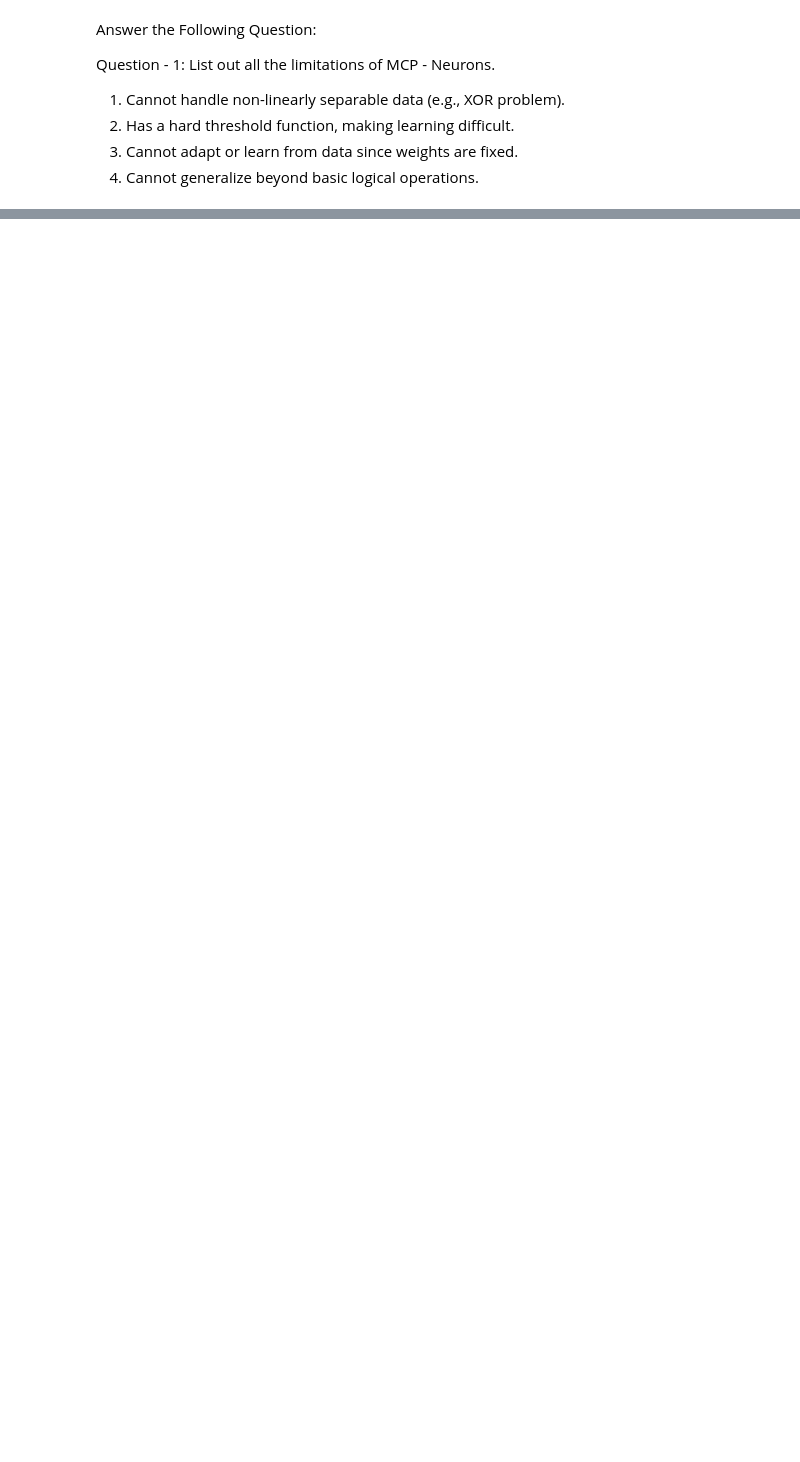
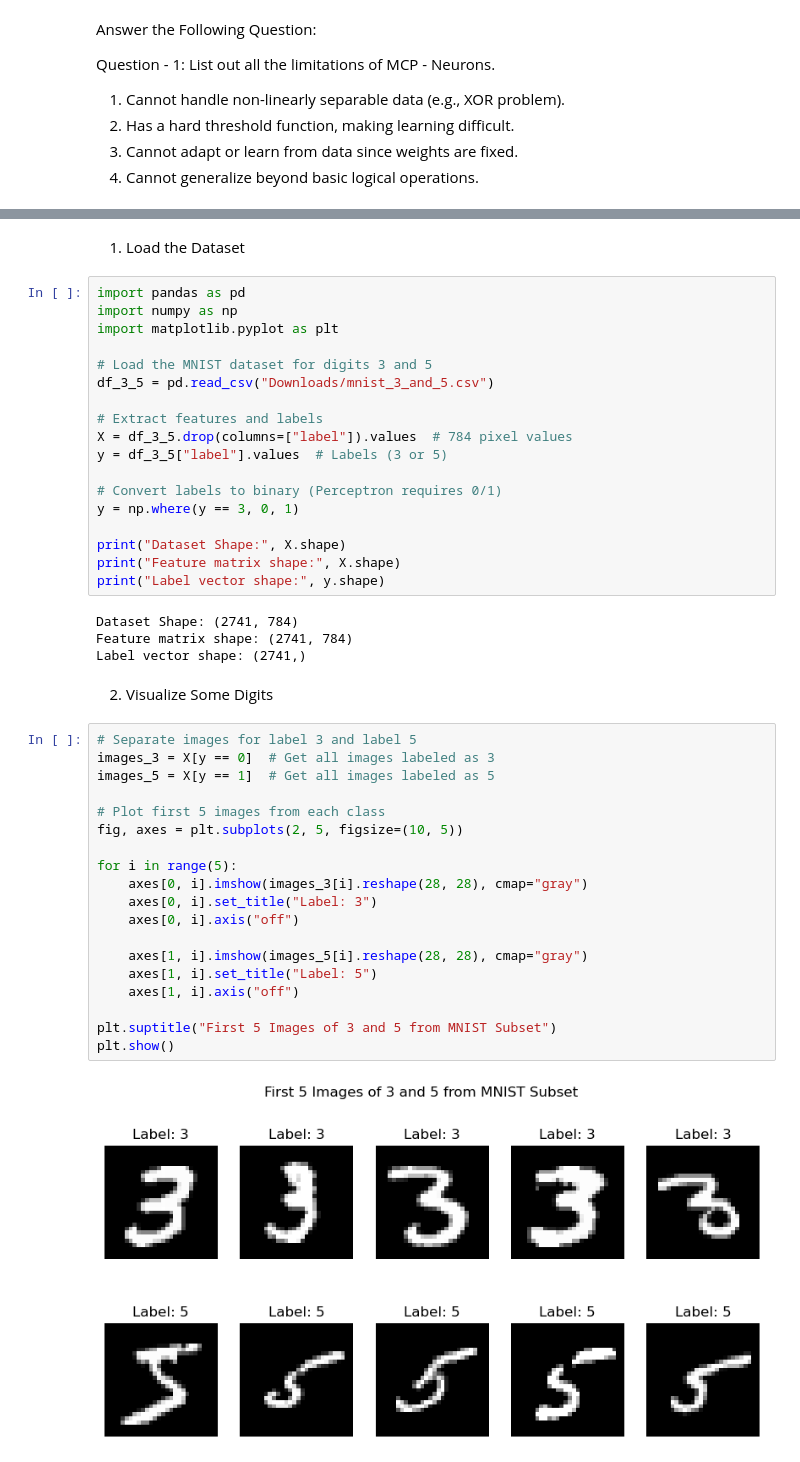
Before and after one commit to Sahara109/AIandML_Jupyter, a Jupyter notebook: Worksheet3_AIandML.ipynb, the cells around one changed output, grey strips where cells are left out. Cells and saved outputs as stored; diff of their text form; blank space fills up the shorter version.

```diff
--- a/Worksheet3_AIandML.ipynb
+++ b/Worksheet3_AIandML.ipynb
@@ -72,0 +227,47 @@ Task 2: Perceptron Algorithm for 0 vs 1 Classification.
+# %% [markdown]
+1. Load the Dataset
+# %%
+import pandas as pd
+import numpy as np
+import matplotlib.pyplot as plt
+
+# Load the MNIST dataset for digits 3 and 5
+df_3_5 = pd.read_csv("Downloads/mnist_3_and_5.csv")
+
+# Extract features and labels
+X = df_3_5.drop(columns=["label"]).values  # 784 pixel values
+y = df_3_5["label"].values  # Labels (3 or 5)
+
+# Convert labels to binary (Perceptron requires 0/1)
+y = np.where(y == 3, 0, 1)
+
+print("Dataset Shape:", X.shape)
+print("Feature matrix shape:", X.shape)
+print("Label vector shape:", y.shape)
+# %% [output]
+Dataset Shape: (2741, 784)
+Feature matrix shape: (2741, 784)
+Label vector shape: (2741,)
+# %% [markdown]
+2. Visualize Some Digits
+# %%
+# Separate images for label 3 and label 5
+images_3 = X[y == 0]  # Get all images labeled as 3
+images_5 = X[y == 1]  # Get all images labeled as 5
+
+# Plot first 5 images from each class
+fig, axes = plt.subplots(2, 5, figsize=(10, 5))
+
+for i in range(5):
+    axes[0, i].imshow(images_3[i].reshape(28, 28), cmap="gray")
+    axes[0, i].set_title("Label: 3")
+    axes[0, i].axis("off")
+
+    axes[1, i].imshow(images_5[i].reshape(28, 28), cmap="gray")
+    axes[1, i].set_title("Label: 5")
+    axes[1, i].axis("off")
+
+plt.suptitle("First 5 Images of 3 and 5 from MNIST Subset")
+plt.show()
+# %% [output]
+[figure, added]
```
Also changed, not shown: parts of 28 cells of this notebook.
